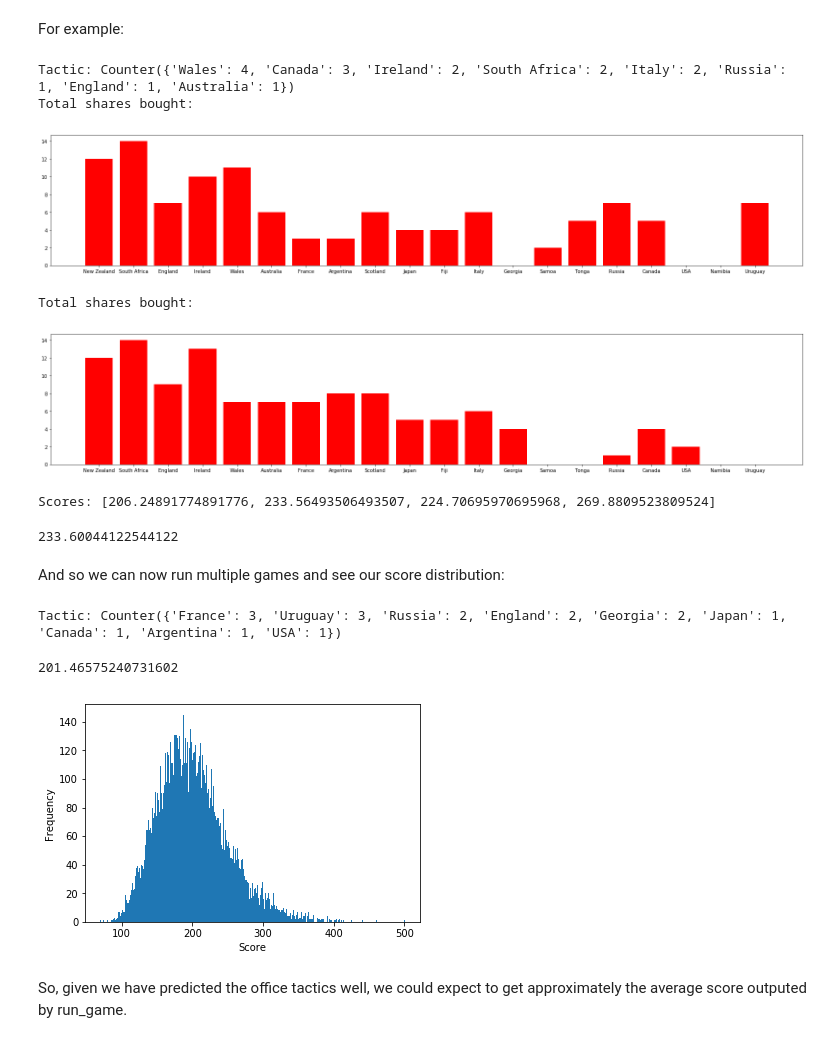
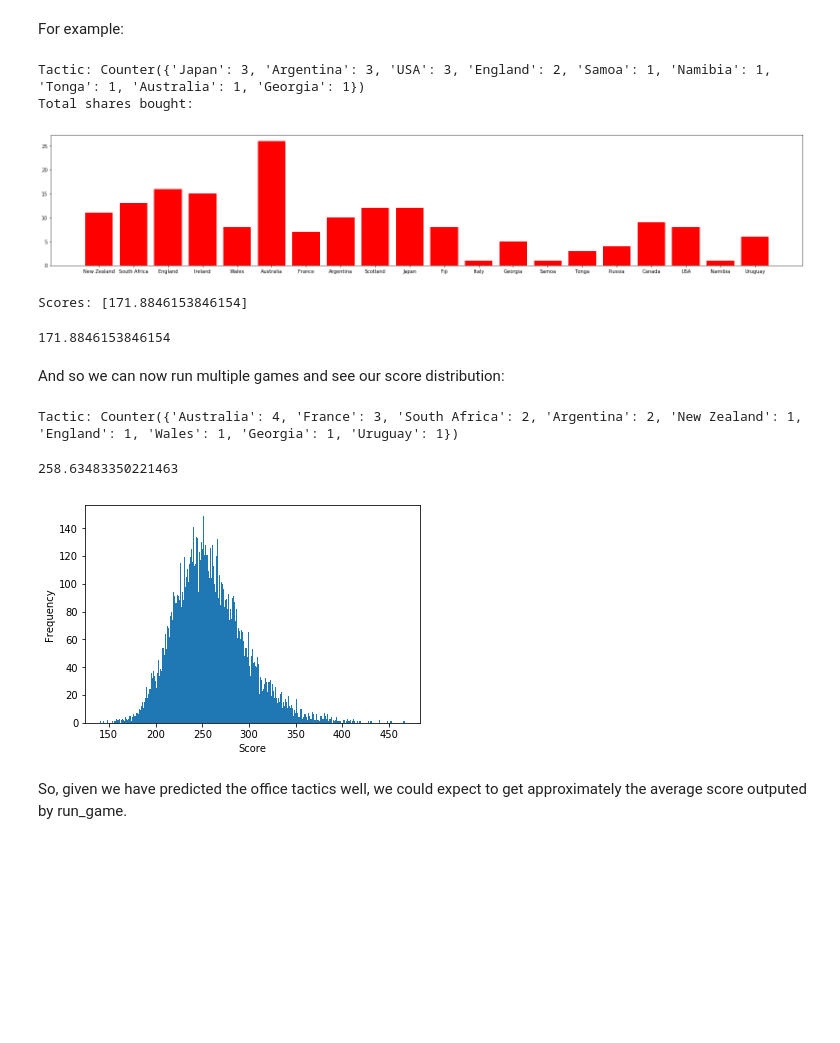
Before and after one commit to neb0123/Rugby2019Predictor, a Jupyter notebook: FinalReport/RugbyPredict.ipynb, the cells around one changed output. Saved outputs shown, nothing was run; the diff lists cells and outputs as text; code cells hidden in the pictures; blank space fills up the shorter version.

```diff
--- a/FinalReport/RugbyPredict.ipynb
+++ b/FinalReport/RugbyPredict.ipynb
@@ -403,7 +406,7 @@ def pool_tactic():
 
 ## Ben tactic: 4 on NZ and SA.
 def ben_tactic():
-    good_teams = ['New Zealand', 'England', 'Wales', 'South Africa', 'Ireland', 'Australia', 'France', 'Scotland', 'Argentina', 'Japan', 'Fiji']
+    good_teams = All.keys()
     shares = {team:4 for team in good_teams} # Start with all shares on 4
     while sum([i for i in shares.values()]) != 16:
         team = random.choice([i for i in shares.keys()])     # Choose a random team
@@ -483,15 +486,13 @@ For example:
 # %%
 tactic = random_tactic()
 print('Tactic:', tactic)
-run_game([1,1,1,1,1,1], tactic, 2, 2, details = True)
+run_game([2,2,2,2,2,0], tactic, 1, 1, details = True)
 # %% [output]
-Tactic: Counter({'Wales': 4, 'Canada': 3, 'Ireland': 2, 'South Africa': 2, 'Italy': 2, 'Russia': 1, 'England': 1, 'Australia': 1})
+Tactic: Counter({'Japan': 3, 'Argentina': 3, 'USA': 3, 'England': 2, 'Samoa': 1, 'Namibia': 1, 'Tonga': 1, 'Australia': 1, 'Georgia': 1})
 Total shares bought:
-[figure, old version]
+[figure, new version]
-Total shares bought:
+Scores: [171.8846153846154]
-[figure, removed]
-Scores: [206.24891774891776, 233.56493506493507, 224.70695970695968, 269.8809523809524]
+171.8846153846154
-233.60044122544122
 # %% [markdown]
 And so we can now run multiple games and see our score distribution:
 # %%
@@ -499,9 +500,9 @@ tactic = random_tactic()
 print('Tactic:', tactic)
 run_game([1,1,1,1,1,1], tactic, 100, 100, stats = True)
 # %% [output]
-Tactic: Counter({'France': 3, 'Uruguay': 3, 'Russia': 2, 'England': 2, 'Georgia': 2, 'Japan': 1, 'Canada': 1, 'Argentina': 1, 'USA': 1})
+Tactic: Counter({'Australia': 4, 'France': 3, 'South Africa': 2, 'Argentina': 2, 'New Zealand': 1, 'England': 1, 'Wales': 1, 'Georgia': 1, 'Uruguay': 1})
-201.46575240731602
+258.63483350221463
-[figure, old version]
+[figure, new version]
 # %% [markdown]
 So, given we have predicted the office tactics well, we could expect to get approximately the average score outputed by run_game.
 # %% [markdown]
```
Also changed, not shown: parts of 29 cells of this notebook.
